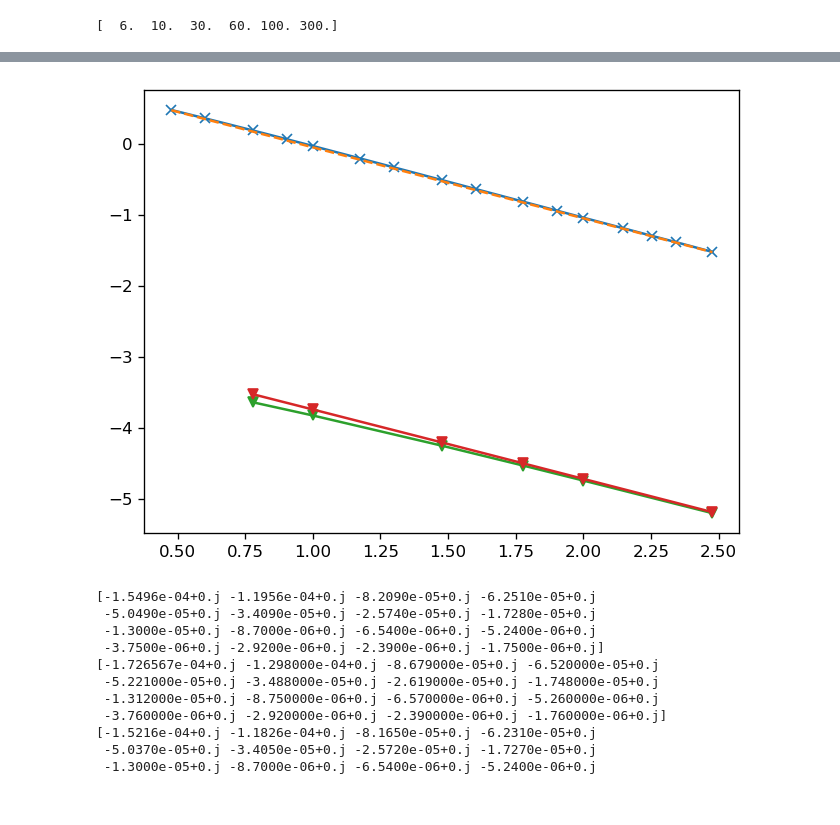
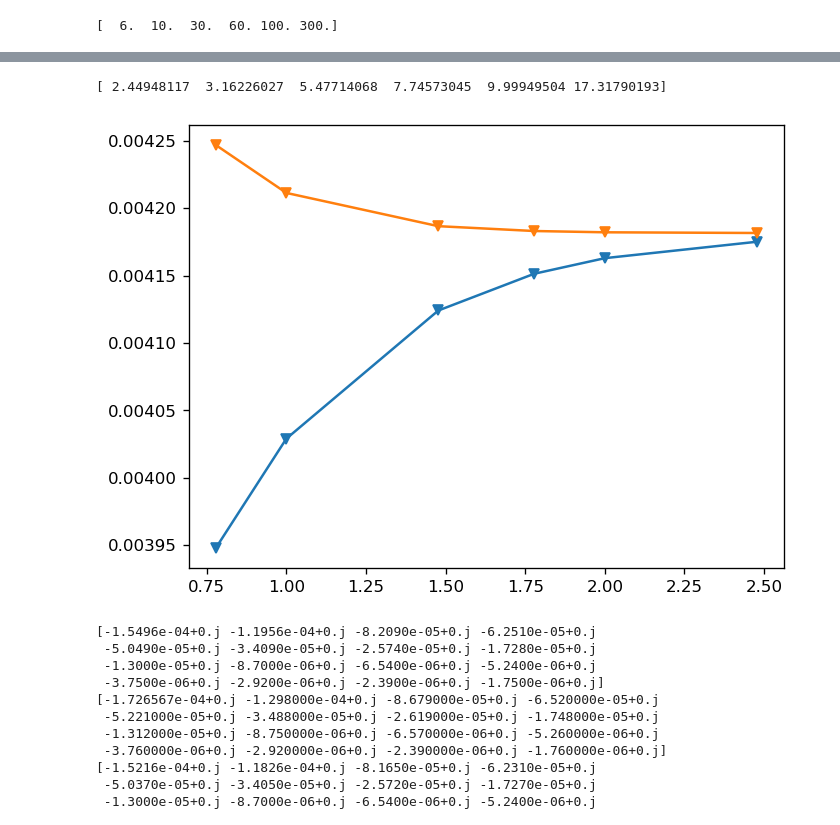
Before and after one commit to subotnikgroup/xebees, a Jupyter notebook: paper/analysis_3D.ipynb, the cells around one changed output, grey strips where cells are left out. Drawn from its saved outputs; the diff is of its cells as text; code cells hidden in the pictures.

```diff
--- a/paper/analysis_3D.ipynb
+++ b/paper/analysis_3D.ipynb
@@ -557,22 +646,26 @@ print(Mass_te)
 # %%
 fig,ax = plt.subplots()
 
-ax.plot(xp.log10(Mass_ex), xp.log10(ex3D['l200'].loc[(Mass_ex, 0)]-ps3D['l200 BO'].loc[(Mass_ps,0)]), 'x-', label="3D l2_00")
-# ax.plot(xp.log10(Mass_ex), xp.log10(ex3D['l200'].loc[(Mass_ex, 0)]-ps3D['l200 PS'].loc[(Mass_ps,0)]), 'x-')
-ax.plot(xp.log10(Mass_ex), xp.log10(9/Mass_ex), '--', label="9/Mass")
+# ax.plot(xp.log10(Mass_ex), xp.log10(ex3D['l200'].loc[(Mass_ex, 0)]-ps3D['l200 BO'].loc[(Mass_ps,0)]), 'x-', label="3D l2_00")
+# # ax.plot(xp.log10(Mass_ex), xp.log10(ex3D['l200'].loc[(Mass_ex, 0)]-ps3D['l200 PS'].loc[(Mass_ps,0)]), 'x-')
+# ax.plot(xp.log10(Mass_ex), xp.log10(9/Mass_ex), '--', label="9/Mass")
 
-ax.plot(xp.log10(Mass_te), xp.log10(ex3D_te['Te 00'].loc[(Mass_te,0)]-ps3D_te['Te 00 BO'].loc[(Mass_te,0)]), 'v-')
-ax.plot(xp.log10(Mass_te), xp.log10(ex3D_te['Te 00'].loc[(Mass_te,0)]-ps3D_te['Te 00 PS'].loc[(Mass_te,0)]), 'v-')
+# ax.plot(xp.log10(Mass_te), xp.log10(ex3D_te['Te 00'].loc[(Mass_te,0)]-ps3D_te['Te 00 BO'].loc[(Mass_te,0)]), 'v-')
+# ax.plot(xp.log10(Mass_te), xp.log10(ex3D_te['Te 00'].loc[(Mass_te,0)]-ps3D_te['Te 00 PS'].loc[(Mass_te,0)]), 'v-')
+mu = xp.sqrt(1e6*Mass_te*1/(1e6+Mass_te+1))
+print(mu)
 
-Log
+ax.plot(xp.log10(Mass_te), xp.abs(ex3D_te['Te 00'].loc[(Mass_te,0)]), 'v-')
+ax.plot(xp.log10(Mass_te), xp.abs(ps3D_te['Te 00 PS'].loc[(Mass_te,0)]), 'v-')
 
 
 
 display(fig)
 # %% [output]
 [interactive output not drawn]
 [interactive output not drawn]
+[ 2.44948117  3.16226027  5.47714068  7.74573045  9.99949504 17.31790193]
-[figure, old version]
+[figure, new version]
 # %%
 Ji=6
 rot_gap_ex = xp.asarray(ex3D['E0'].loc[(Mass_ex,Ji)]) -xp.asarray(ex3D['E0'].loc[(Mass_ex,0)])
```
Also changed, not shown: parts of 24 cells of this notebook.
